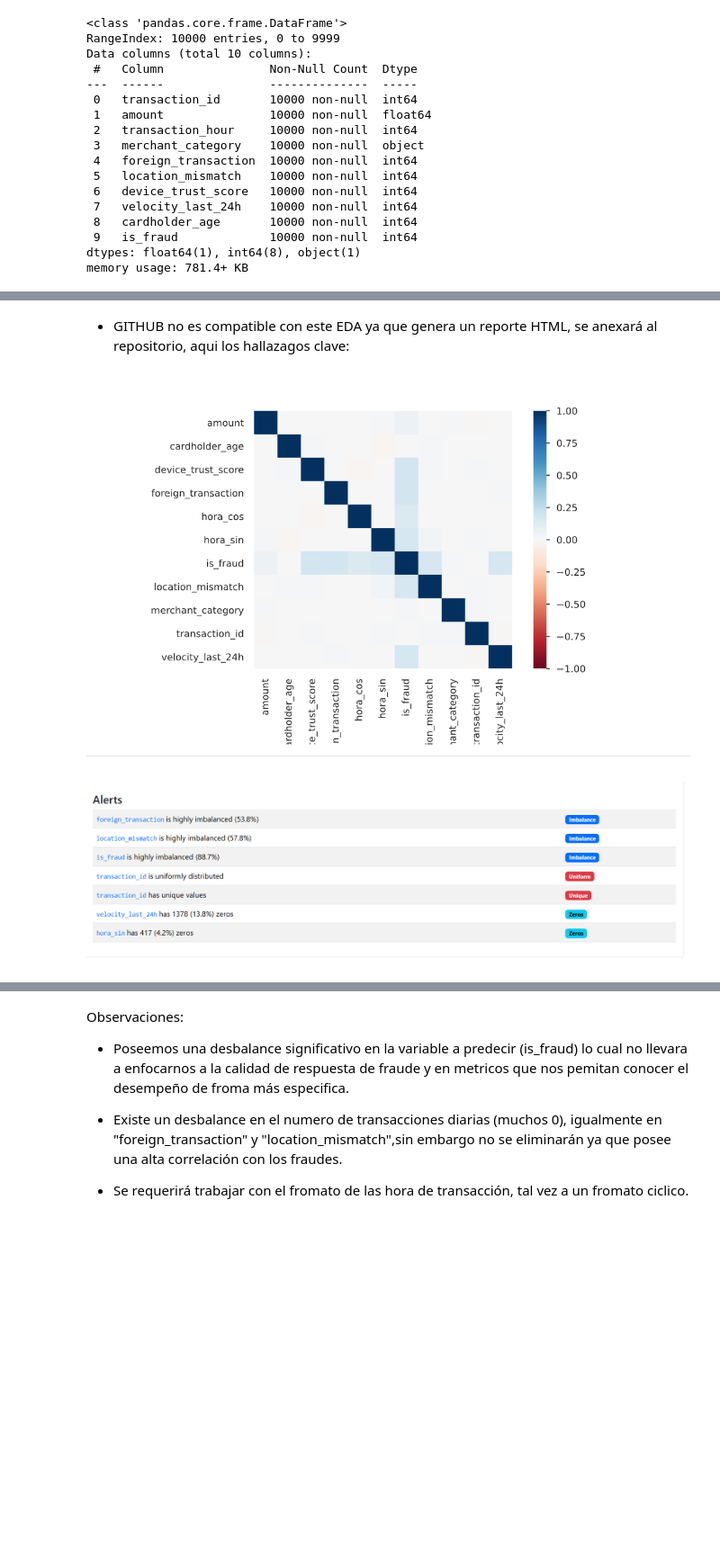
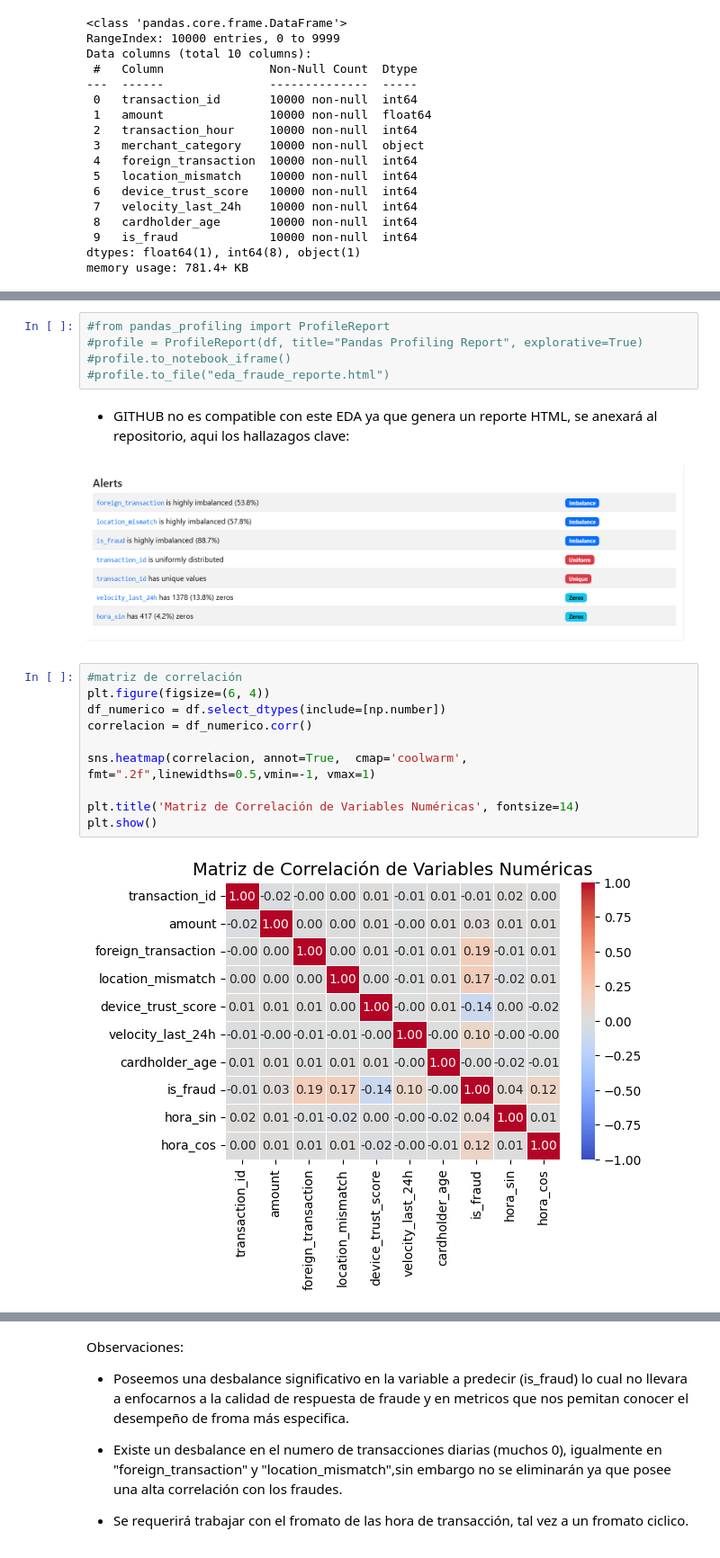
Before and after one commit to ayalaart007-sudo/P03_, a Jupyter notebook: P03.ipynb, the cells around one changed output, grey strips where cells are left out. Shown at 90% size. Cells and saved outputs as stored; diff of their text form; blank space fills up the shorter version.

```diff
--- a/P03.ipynb
+++ b/P03.ipynb
@@ -181,9 +182,24 @@ df.head(1)
 # %% [output]
 |  | transaction_id | amount | transaction_hour | merchant_category | foreign_transaction | location_mismatch | ... |
 | 0 | 1 | 84.47 | 22 | Electronics | 0 | 0 | ... |
+# %%
+#from pandas_profiling import ProfileReport
+#profile = ProfileReport(df, title="Pandas Profiling Report", explorative=True)
+#profile.to_notebook_iframe()
+#profile.to_file("eda_fraude_reporte.html")
 # %% [markdown]
 * GITHUB no es compatible con este EDA ya que genera un reporte HTML, se anexará al repositorio, aqui los hallazagos clave:
 # %% [markdown]
-![image.png](embedded-picture-1-old)
+![image.png](embedded-picture-1-new)
-# %% [markdown]
-![image.png](embedded-picture-1)
+# %%
+#matriz de correlación
+plt.figure(figsize=(6, 4))
+df_numerico = df.select_dtypes(include=[np.number])
+correlacion = df_numerico.corr()
+
+sns.heatmap(correlacion, annot=True,  cmap='coolwarm', fmt=".2f",linewidths=0.5,vmin=-1, vmax=1)
+
+plt.title('Matriz de Correlación de Variables Numéricas', fontsize=14)
+plt.show()
+# %% [output]
+[figure, added]
```
Also changed, not shown: parts of 2 cells of this notebook.
